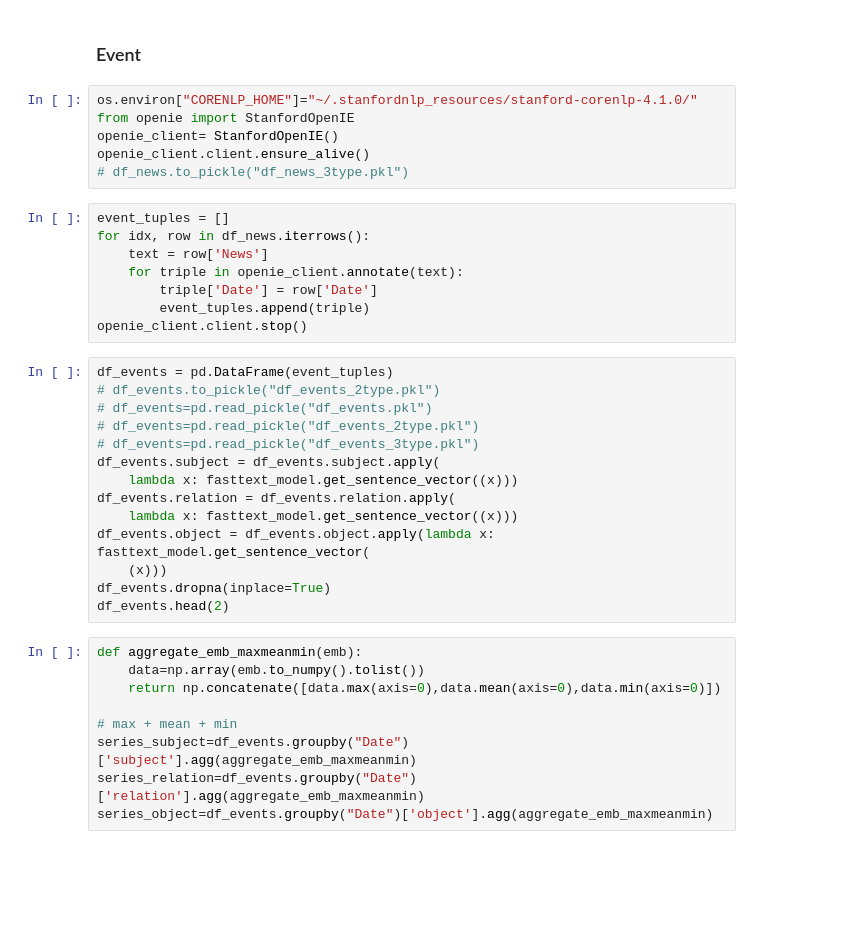
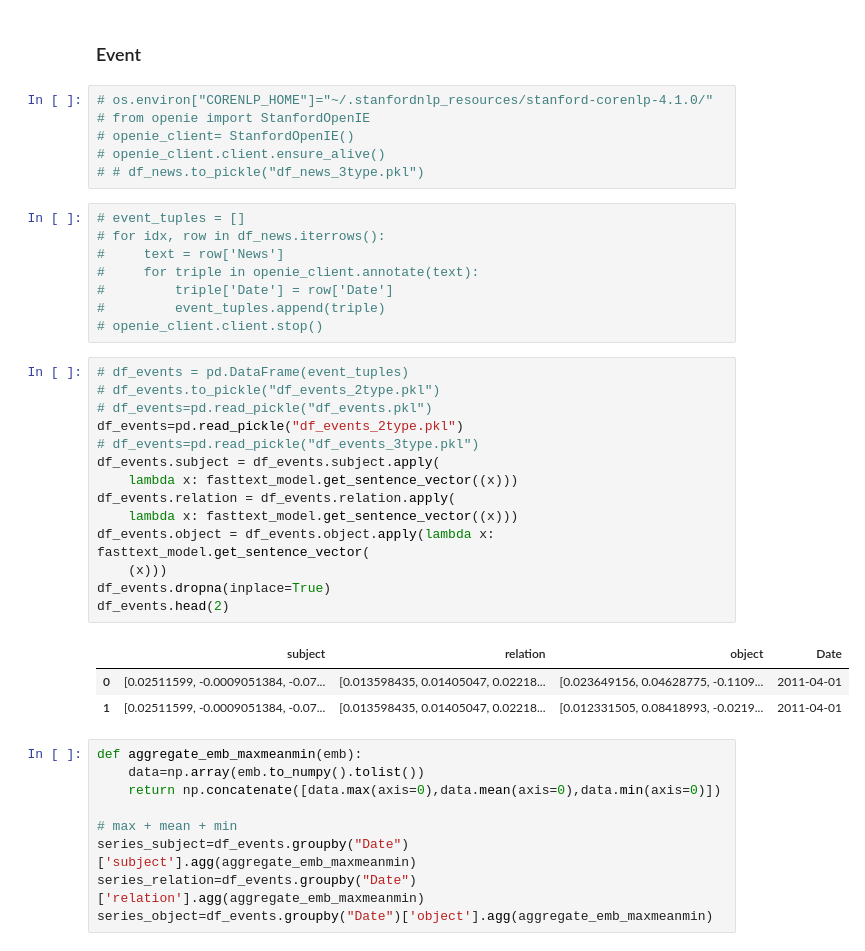
Before and after one commit to ben-edde/LIMA, a Jupyter notebook: model/bench.ipynb, the cells around one changed output. Drawn from its saved outputs; the diff is of its cells as text; blank space fills up the shorter version.

```diff
--- a/model/bench.ipynb
+++ b/model/bench.ipynb
@@ -357,33 +466,37 @@ df_emb=df_emb[df_emb.index.isin(df_WTI["CLC1"].index)]
 # %% [markdown]
 ### Event
 # %%
-os.environ["CORENLP_HOME"]="~/.stanfordnlp_resources/stanford-corenlp-4.1.0/"
-from openie import StanfordOpenIE
-openie_client= StanfordOpenIE()
-openie_client.client.ensure_alive()
-# df_news.to_pickle("df_news_3type.pkl")
+# os.environ["CORENLP_HOME"]="~/.stanfordnlp_resources/stanford-corenlp-4.1.0/"
+# from openie import StanfordOpenIE
+# openie_client= StanfordOpenIE()
+# openie_client.client.ensure_alive()
+# # df_news.to_pickle("df_news_3type.pkl")
 # %%
-event_tuples = []
-for idx, row in df_news.iterrows():
-    text = row['News']
-    for triple in openie_client.annotate(text):
-        triple['Date'] = row['Date']
-        event_tuples.append(triple)
-openie_client.client.stop()
+# event_tuples = []
+# for idx, row in df_news.iterrows():
+#     text = row['News']
+#     for triple in openie_client.annotate(text):
+#         triple['Date'] = row['Date']
+#         event_tuples.append(triple)
+# openie_client.client.stop()
 # %%
-df_events = pd.DataFrame(event_tuples)
+# df_events = pd.DataFrame(event_tuples)
 # df_events.to_pickle("df_events_2type.pkl")
 # df_events=pd.read_pickle("df_events.pkl")
-# df_events=pd.read_pickle("df_events_2type.pkl")
+df_events=pd.read_pickle("df_events_2type.pkl")
 # df_events=pd.read_pickle("df_events_3type.pkl")
 df_events.subject = df_events.subject.apply(
     lambda x: fasttext_model.get_sentence_vector((x)))
 df_events.relation = df_events.relation.apply(
     lambda x: fasttext_model.get_sentence_vector((x)))
 df_events.object = df_events.object.apply(lambda x: fasttext_model.get_sentence_vector(
     (x)))
 df_events.dropna(inplace=True)
 df_events.head(2)
+# %% [output]
+|  | subject | relation | object | Date |
+| 0 | [0.02511599, -0.0009051384, -0.07... | [0.013598435, 0.01405047, 0.02218... | [0.023649156, 0.04628775, -0.1109... | 2011-04-01 |
+| 1 | [0.02511599, -0.0009051384, -0.07... | [0.013598435, 0.01405047, 0.02218... | [0.012331505, 0.08418993, -0.0219... | 2011-04-01 |
 # %%
 def aggregate_emb_maxmeanmin(emb):
     data=np.array(emb.to_numpy().tolist())
```
Also changed, not shown: parts of 46 cells of this notebook.
